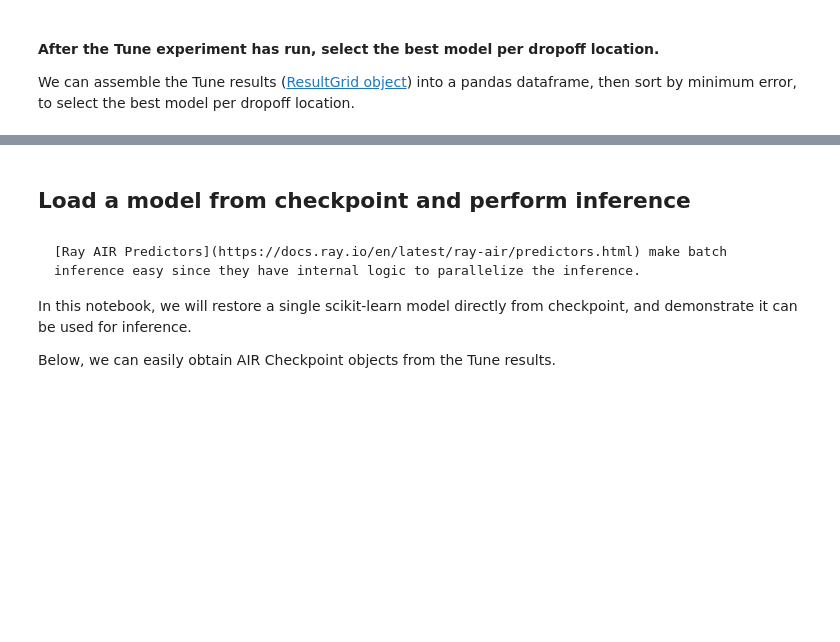
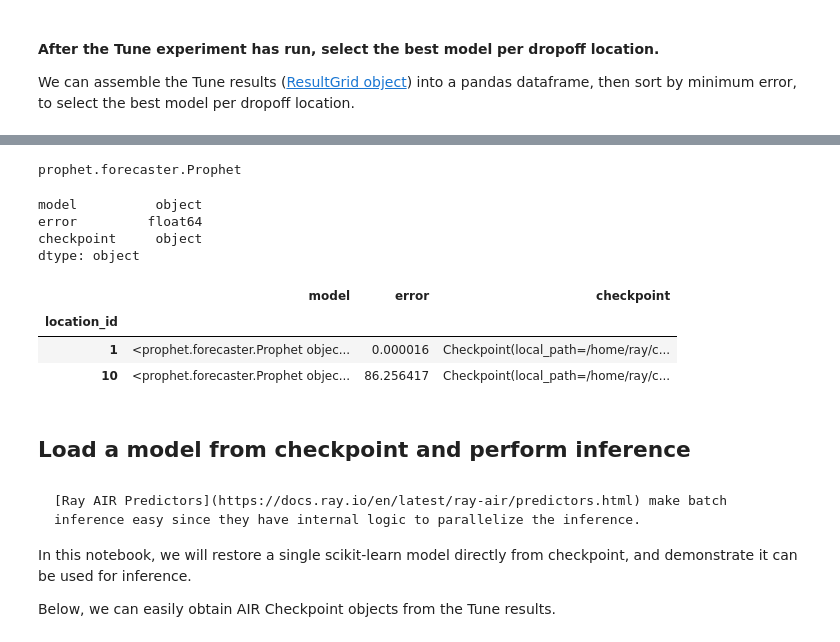
Before and after one commit to christy/AnyscaleDemos, a Jupyter notebook: ray_air_demos/ray_air/batch_forecasting.ipynb, the cells around one changed output, grey strips where cells are left out. Cells and saved outputs as stored; diff of their text form; code cells hidden in the pictures; blank space fills up the shorter version.

```diff
--- a/ray_air_demos/ray_air/batch_forecasting.ipynb
+++ b/ray_air_demos/ray_air/batch_forecasting.ipynb
@@ -522,11 +542,24 @@ dtype: object
+# %%
+type(results_df.model[0])
+# %% [output]
+prophet.forecaster.Prophet
 # %%
 # Keep only 1 model per location_id with minimum error
 final_df = results_df.dropna()
-final_df = final_df.loc[results_df.groupby('location_id')['error'].idxmin()].copy()
+final_df = final_df.loc[final_df.groupby('location_id')['error'].idxmin()].copy()
 final_df.sort_values(by=["error"], inplace=True)
 final_df.set_index('location_id', inplace=True, drop=True)
 print(final_df.dtypes)
 final_df
+# %% [output]
+model          object
+error         float64
+checkpoint     object
+dtype: object
+|  | model | error | checkpoint |
+| location_id |  |  |  |
+| 1 | <prophet.forecaster.Prophet objec... | 0.000016 | Checkpoint(local_path=/home/ray/c... |
+| 10 | <prophet.forecaster.Prophet objec... | 86.256417 | Checkpoint(local_path=/home/ray/c... |
 # %% [markdown]
 ## Load a model from checkpoint and perform inference  <a class="anchor" id="load_checkpoint"></a>
 # %% [markdown]
```
Also changed, not shown: parts of 14 cells of this notebook.
